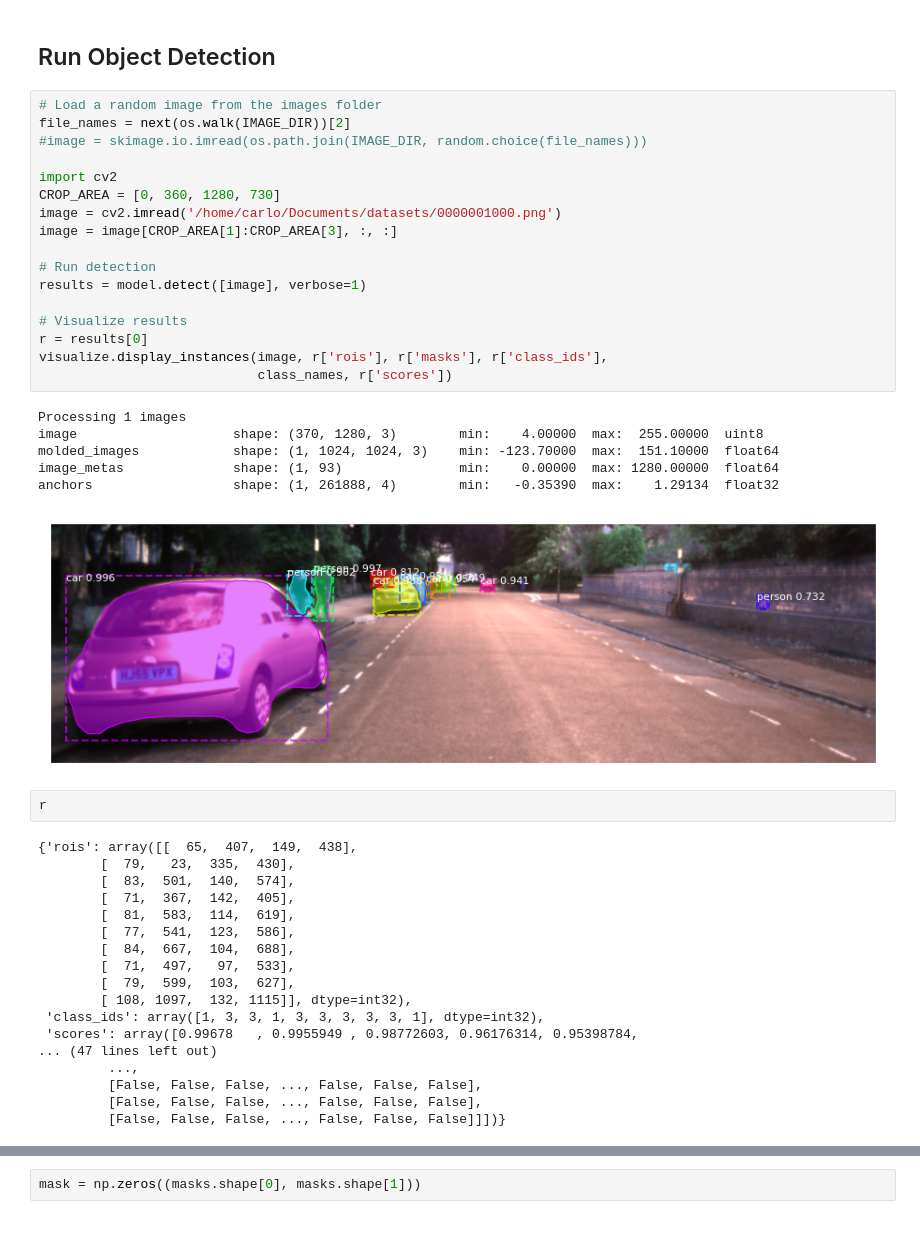
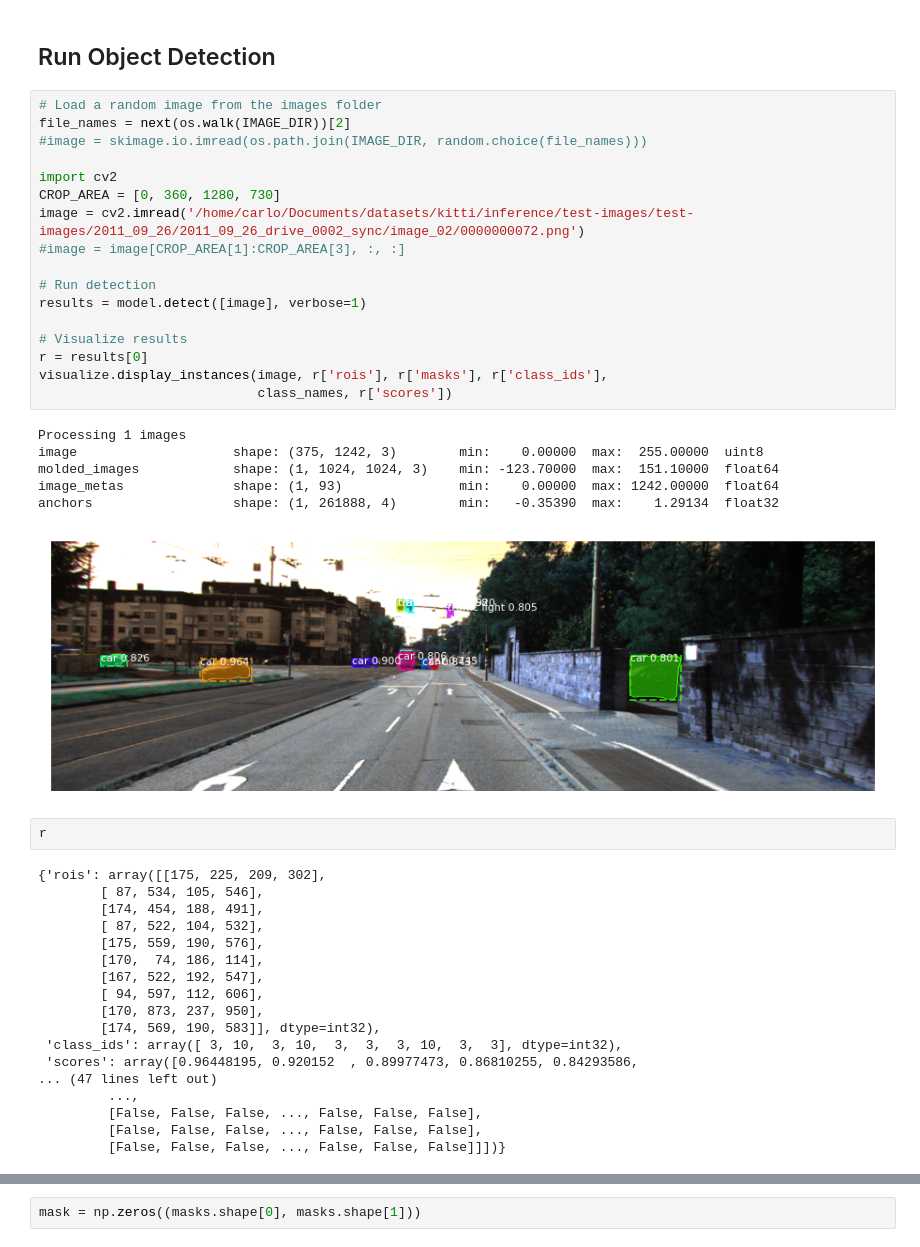
Before and after one commit to CarloRadice/Mask_RCNN, a Jupyter notebook: Mask_RCNN/samples/demo.ipynb, the cells around one changed output, grey strips where cells are left out. Drawn from its saved outputs; the diff is of its cells as text.

```diff
--- a/Mask_RCNN/samples/demo.ipynb
+++ b/Mask_RCNN/samples/demo.ipynb
@@ -121,42 +136,42 @@ class_names = ['BG', 'person', 'bicycle', 'car', 'motorcycle', 'airplane',
 # %%
 # Load a random image from the images folder
 file_names = next(os.walk(IMAGE_DIR))[2]
 #image = skimage.io.imread(os.path.join(IMAGE_DIR, random.choice(file_names)))
 
 import cv2
 CROP_AREA = [0, 360, 1280, 730]
-image = cv2.imread('/home/carlo/Documents/datasets/0000001000.png')
-image = image[CROP_AREA[1]:CROP_AREA[3], :, :]
+image = cv2.imread('/home/carlo/Documents/datasets/kitti/inference/test-images/test-images/2011_09_26/2011_09_26_drive_0002_sync/image_02/0000000072.png')
+#image = image[CROP_AREA[1]:CROP_AREA[3], :, :]
 
 # Run detection
 results = model.detect([image], verbose=1)
 
 # Visualize results
 r = results[0]
 visualize.display_instances(image, r['rois'], r['masks'], r['class_ids'],
                             class_names, r['scores'])
 # %% [output]
 Processing 1 images
-image                    shape: (370, 1280, 3)        min:    4.00000  max:  255.00000  uint8
+image                    shape: (375, 1242, 3)        min:    0.00000  max:  255.00000  uint8
 molded_images            shape: (1, 1024, 1024, 3)    min: -123.70000  max:  151.10000  float64
-image_metas              shape: (1, 93)               min:    0.00000  max: 1280.00000  float64
+image_metas              shape: (1, 93)               min:    0.00000  max: 1242.00000  float64
 anchors                  shape: (1, 261888, 4)        min:   -0.35390  max:    1.29134  float32
-[figure, old version]
+[figure, new version]
 # %%
 r
 # %% [output]
-{'rois': array([[  65,  407,  149,  438],
-        [  79,   23,  335,  430],
-        [  83,  501,  140,  574],
-        [  71,  367,  142,  405],
-        [  81,  583,  114,  619],
-        [  77,  541,  123,  586],
-        [  84,  667,  104,  688],
-        [  71,  497,   97,  533],
-        [  79,  599,  103,  627],
-        [ 108, 1097,  132, 1115]], dtype=int32),
- 'class_ids': array([1, 3, 3, 1, 3, 3, 3, 3, 3, 1], dtype=int32),
- 'scores': array([0.99678   , 0.9955949 , 0.98772603, 0.96176314, 0.95398784,
+{'rois': array([[175, 225, 209, 302],
+        [ 87, 534, 105, 546],
+        [174, 454, 188, 491],
+        [ 87, 522, 104, 532],
+        [175, 559, 190, 576],
+        [170,  74, 186, 114],
+        [167, 522, 192, 547],
+        [ 94, 597, 112, 606],
+        [170, 873, 237, 950],
+        [174, 569, 190, 583]], dtype=int32),
+ 'class_ids': array([ 3, 10,  3, 10,  3,  3,  3, 10,  3,  3], dtype=int32),
+ 'scores': array([0.96448195, 0.920152  , 0.89977473, 0.86810255, 0.84293586,
 ... (47 lines left out)
          ...,
          [False, False, False, ..., False, False, False],
```
Also changed, not shown: parts of 13 cells of this notebook, 1 other file.
